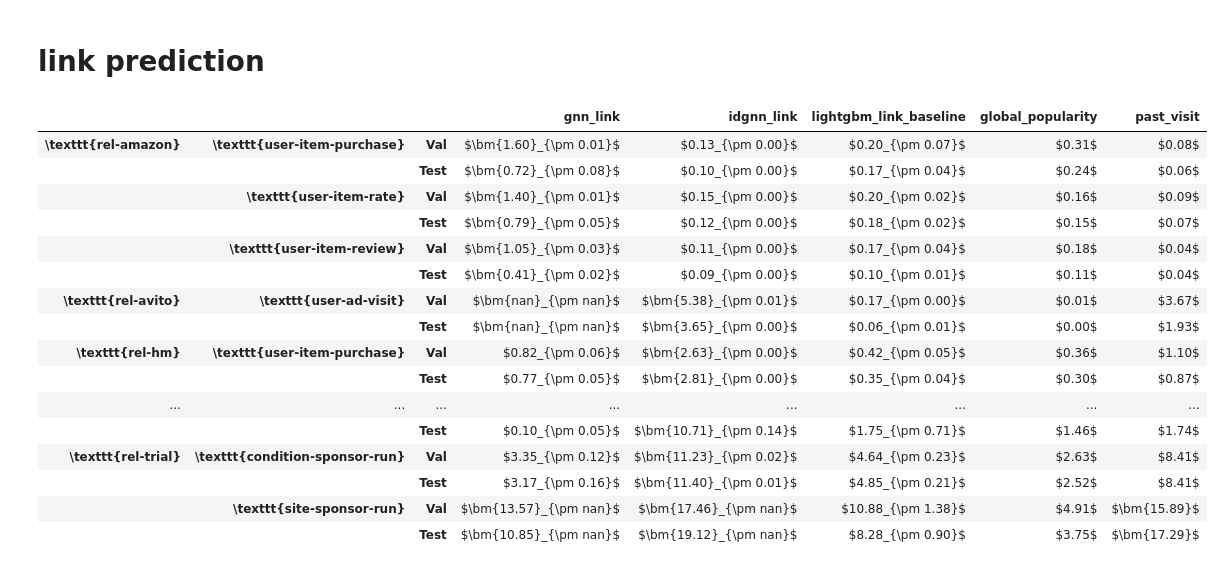
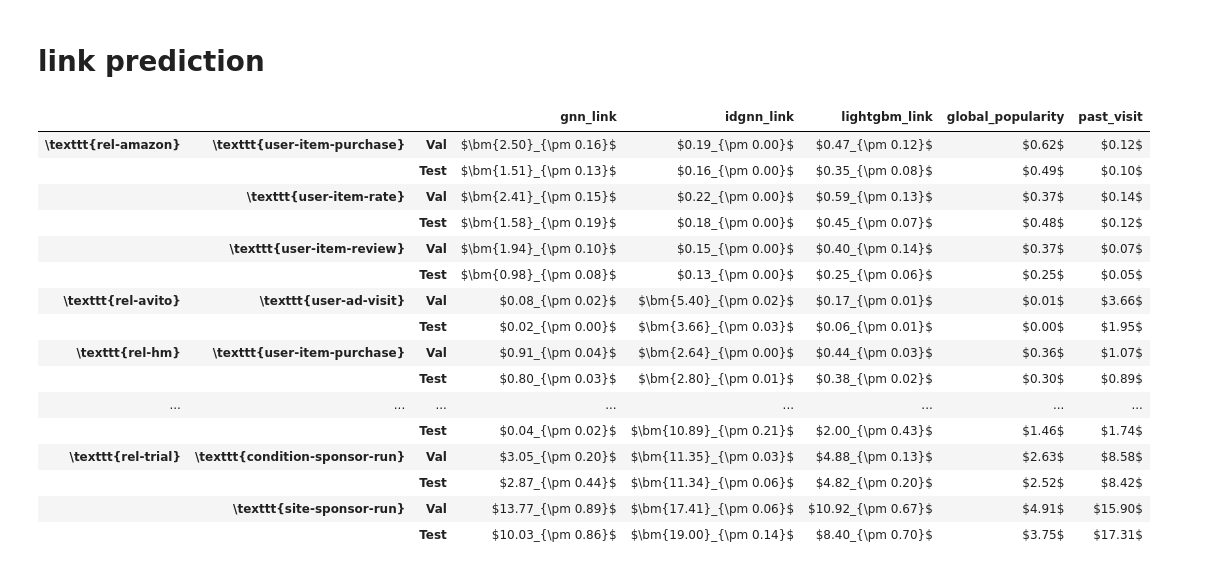
Before and after one commit to rishabh-ranjan/relbench-expts, a Jupyter notebook: notebooks/scan.ipynb, the cells around one changed output. Saved outputs shown, nothing was run; the diff lists cells and outputs as text; code cells hidden in the pictures.

```diff
--- a/notebooks/scan.ipynb
+++ b/notebooks/scan.ipynb
@@ -182,13 +218,14 @@ for dataset in get_dataset_names():
         for script in [
             "gnn_node",
             "lightgbm_node",
+            "hybrid_node",
             "baseline_node",
         ]:
             for split in [
                 "val",
                 "test",
             ]:
-                if script == "node_baseline":
+                if script == "baseline_node":
                     stores = list(
                         filter(
                             lambda store: store["__roach__"]["caller_file"] == f"{script}.py"
@@ -259,6 +296,9 @@ for rec in table_data:
     split = rec["split"]
     mean = rec["mean"]
     std = rec["std"]
+
+    if script == "hybrid_node":
+        continue
 
     is_best = True
     filter_data = filter(
@@ -278,7 +318,8 @@ for rec in table_data:
     opt_bm_close = r"}" if is_best else ""
     if script in [
         "gnn_node",
-        "lightgbm_baseline",
+        "lightgbm_node",
+        # "hybrid_node",
     ]:
         tex_val = (
             r"$"
@@ -340,3 +381,18 @@ print(tex)
 \cmidrule{1-10}
 \bottomrule
 \end{tabular}
+# %%
+lb_sub = defaultdict(dict)
+for rec in table_data:
+    dataset = rec["dataset"]
+    task = rec["task"]
+    script = rec["script"]
+    split = rec["split"]
+    mean = rec["mean"]
+    std = rec["std"]
+
+    if split != "test":
+        continue
+
+    lb_sub[script][f"{dataset}/{task}"] = [mean, std]
+print(json.dumps(lb_sub, indent=2))
@@ -362,7 +436,7 @@ for dataset in get_dataset_names():
                 "val",
                 "test",
             ]:
-                if script == "link_baseline":
+                if script == "baseline_link":
                     stores = list(
                         filter(
                             lambda store: store["__roach__"]["caller_file"] == f"{script}.py"
@@ -440,51 +514,51 @@ for rec in table_data:
         comp_mean = comp_rec["mean"]
         comp_std = comp_rec["std"]
         if higher_is_better:
             if mean + std < comp_mean - comp_std:
                 is_best = False
         else:
             if mean - std > comp_mean + comp_std:
                 is_best = False
     opt_bm_open = r"\bm{" if is_best else ""
     opt_bm_close = r"}" if is_best else ""
     if script in [
         "gnn_link",
         "idgnn_link",
-        "lightgbm_link_baseline",
+        "lightgbm_link",
     ]:
         tex_val = (
             r"$"
             + opt_bm_open
             + f"{mean * 100:.2f}"
             + opt_bm_close
             + r"_{\pm "
             + f"{std * 100:.2f}"
             + r"}$"
         )
     else:
         tex_val = r"$" + opt_bm_open + f"{mean * 100:.2f}" + opt_bm_close + r"$"
 
     tex_tab[script][(wrap(dataset), wrap(task), txt[split])] = tex_val
 tex_df = pd.DataFrame(tex_tab)
 tex_df
 # %% [output]
-|  |  |  | gnn_link | idgnn_link | lightgbm_link_baseline | global_popularity | past_visit |
-| \texttt{rel-amazon} | \texttt{user-item-purchase} | Val | $\bm{1.60}_{\pm 0.01}$ | $0.13_{\pm 0.00}$ | $0.20_{\pm 0.07}$ | $0.31$ | $0.08$ |
-|  |  | Test | $\bm{0.72}_{\pm 0.08}$ | $0.10_{\pm 0.00}$ | $0.17_{\pm 0.04}$ | $0.24$ | $0.06$ |
-|  | \texttt{user-item-rate} | Val | $\bm{1.40}_{\pm 0.01}$ | $0.15_{\pm 0.00}$ | $0.20_{\pm 0.02}$ | $0.16$ | $0.09$ |
-|  |  | Test | $\bm{0.79}_{\pm 0.05}$ | $0.12_{\pm 0.00}$ | $0.18_{\pm 0.02}$ | $0.15$ | $0.07$ |
-|  | \texttt{user-item-review} | Val | $\bm{1.05}_{\pm 0.03}$ | $0.11_{\pm 0.00}$ | $0.17_{\pm 0.04}$ | $0.18$ | $0.04$ |
-|  |  | Test | $\bm{0.41}_{\pm 0.02}$ | $0.09_{\pm 0.00}$ | $0.10_{\pm 0.01}$ | $0.11$ | $0.04$ |
-| \texttt{rel-avito} | \texttt{user-ad-visit} | Val | $\bm{nan}_{\pm nan}$ | $\bm{5.38}_{\pm 0.01}$ | $0.17_{\pm 0.00}$ | $0.01$ | $3.67$ |
-|  |  | Test | $\bm{nan}_{\pm nan}$ | $\bm{3.65}_{\pm 0.00}$ | $0.06_{\pm 0.01}$ | $0.00$ | $1.93$ |
-| \texttt{rel-hm} | \texttt{user-item-purchase} | Val | $0.82_{\pm 0.06}$ | $\bm{2.63}_{\pm 0.00}$ | $0.42_{\pm 0.05}$ | $0.36$ | $1.10$ |
-|  |  | Test | $0.77_{\pm 0.05}$ | $\bm{2.81}_{\pm 0.00}$ | $0.35_{\pm 0.04}$ | $0.30$ | $0.87$ |
+|  |  |  | gnn_link | idgnn_link | lightgbm_link | global_popularity | past_visit |
+| \texttt{rel-amazon} | \texttt{user-item-purchase} | Val | $\bm{2.50}_{\pm 0.16}$ | $0.19_{\pm 0.00}$ | $0.47_{\pm 0.12}$ | $0.62$ | $0.12$ |
+|  |  | Test | $\bm{1.51}_{\pm 0.13}$ | $0.16_{\pm 0.00}$ | $0.35_{\pm 0.08}$ | $0.49$ | $0.10$ |
+|  | \texttt{user-item-rate} | Val | $\bm{2.41}_{\pm 0.15}$ | $0.22_{\pm 0.00}$ | $0.59_{\pm 0.13}$ | $0.37$ | $0.14$ |
+|  |  | Test | $\bm{1.58}_{\pm 0.19}$ | $0.18_{\pm 0.00}$ | $0.45_{\pm 0.07}$ | $0.48$ | $0.12$ |
+|  | \texttt{user-item-review} | Val | $\bm{1.94}_{\pm 0.10}$ | $0.15_{\pm 0.00}$ | $0.40_{\pm 0.14}$ | $0.37$ | $0.07$ |
+|  |  | Test | $\bm{0.98}_{\pm 0.08}$ | $0.13_{\pm 0.00}$ | $0.25_{\pm 0.06}$ | $0.25$ | $0.05$ |
+| \texttt{rel-avito} | \texttt{user-ad-visit} | Val | $0.08_{\pm 0.02}$ | $\bm{5.40}_{\pm 0.02}$ | $0.17_{\pm 0.01}$ | $0.01$ | $3.66$ |
+|  |  | Test | $0.02_{\pm 0.00}$ | $\bm{3.66}_{\pm 0.03}$ | $0.06_{\pm 0.01}$ | $0.00$ | $1.95$ |
+| \texttt{rel-hm} | \texttt{user-item-purchase} | Val | $0.91_{\pm 0.04}$ | $\bm{2.64}_{\pm 0.00}$ | $0.44_{\pm 0.03}$ | $0.36$ | $1.07$ |
+|  |  | Test | $0.80_{\pm 0.03}$ | $\bm{2.80}_{\pm 0.01}$ | $0.38_{\pm 0.02}$ | $0.30$ | $0.89$ |
 | ... | ... | ... | ... | ... | ... | ... | ... |
-|  |  | Test | $0.10_{\pm 0.05}$ | $\bm{10.71}_{\pm 0.14}$ | $1.75_{\pm 0.71}$ | $1.46$ | $1.74$ |
-| \texttt{rel-trial} | \texttt{condition-sponsor-run} | Val | $3.35_{\pm 0.12}$ | $\bm{11.23}_{\pm 0.02}$ | $4.64_{\pm 0.23}$ | $2.63$ | $8.41$ |
-|  |  | Test | $3.17_{\pm 0.16}$ | $\bm{11.40}_{\pm 0.01}$ | $4.85_{\pm 0.21}$ | $2.52$ | $8.41$ |
-|  | \texttt{site-sponsor-run} | Val | $\bm{13.57}_{\pm nan}$ | $\bm{17.46}_{\pm nan}$ | $10.88_{\pm 1.38}$ | $4.91$ | $\bm{15.89}$ |
-|  |  | Test | $\bm{10.85}_{\pm nan}$ | $\bm{19.12}_{\pm nan}$ | $8.28_{\pm 0.90}$ | $3.75$ | $\bm{17.29}$ |
+|  |  | Test | $0.04_{\pm 0.02}$ | $\bm{10.89}_{\pm 0.21}$ | $2.00_{\pm 0.43}$ | $1.46$ | $1.74$ |
+| \texttt{rel-trial} | \texttt{condition-sponsor-run} | Val | $3.05_{\pm 0.20}$ | $\bm{11.35}_{\pm 0.03}$ | $4.88_{\pm 0.13}$ | $2.63$ | $8.58$ |
+|  |  | Test | $2.87_{\pm 0.44}$ | $\bm{11.34}_{\pm 0.06}$ | $4.82_{\pm 0.20}$ | $2.52$ | $8.42$ |
+|  | \texttt{site-sponsor-run} | Val | $13.77_{\pm 0.89}$ | $\bm{17.41}_{\pm 0.06}$ | $10.92_{\pm 0.67}$ | $4.91$ | $15.90$ |
+|  |  | Test | $10.03_{\pm 0.86}$ | $\bm{19.00}_{\pm 0.14}$ | $8.40_{\pm 0.70}$ | $3.75$ | $17.31$ |
 # %%
 tex = tex_df.to_latex()
 tex = tex.replace(r"\multirow[t]", r"\multirow[c]")
```
Also changed, not shown: parts of 13 cells of this notebook, 1 other file.
